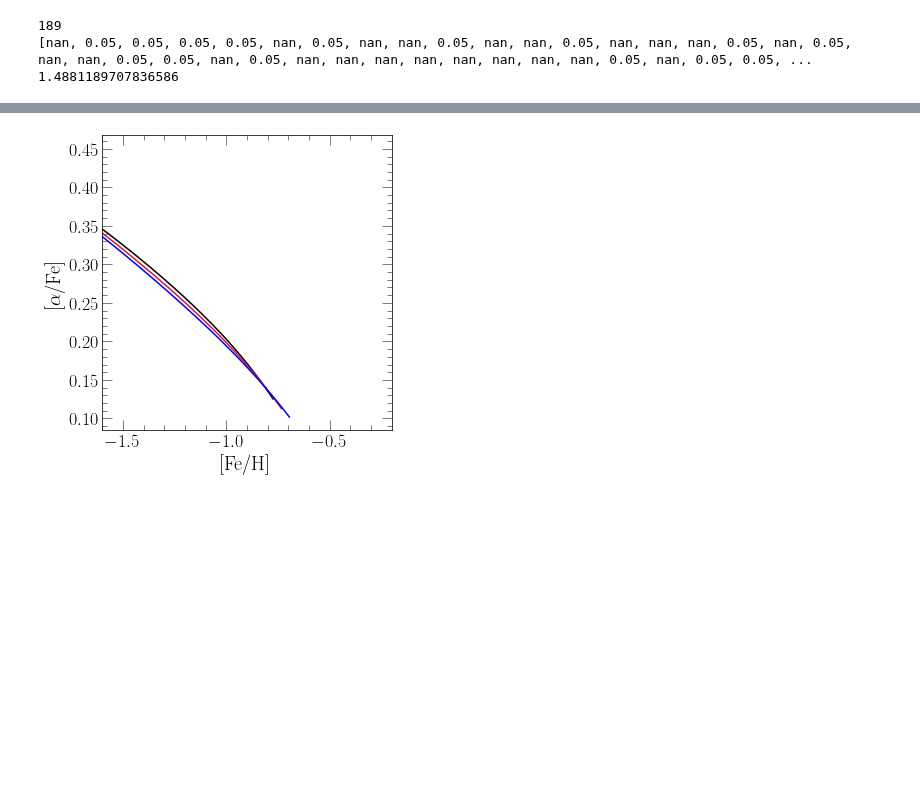
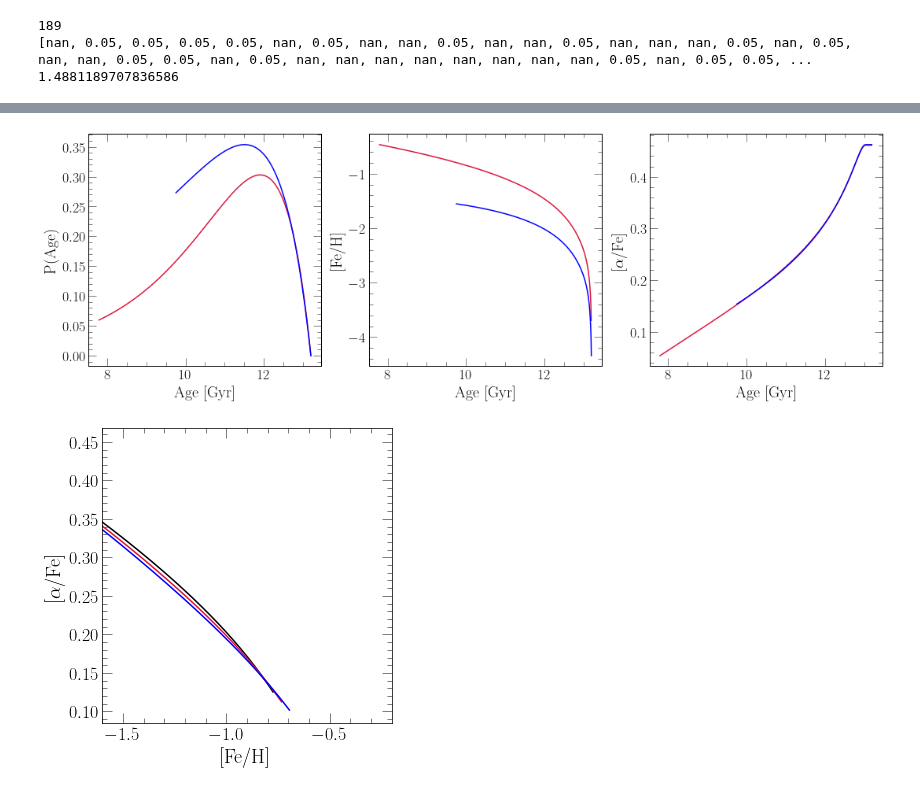
Before and after one commit to giganano/h3halo, a Jupyter notebook: notebooks/paperplots.ipynb, the cells around one changed output, grey strips where cells are left out. Saved outputs shown, nothing was run; the diff lists cells and outputs as text; code cells hidden in the pictures; blank space fills up the shorter version.

```diff
--- a/notebooks/paperplots.ipynb
+++ b/notebooks/paperplots.ipynb
@@ -1594,3 +1665,50 @@ plt.show()
+# %%
+fig = plt.figure(figsize = (15, 5))
+ax1 = fig.add_subplot(131)
+ax2 = fig.add_subplot(132)
+ax3 = fig.add_subplot(133)
+
+ax1.set_xlabel("Age [Gyr]")
+ax1.set_ylabel("P(Age)")
+
+ax2.set_xlabel("Age [Gyr]")
+ax2.set_ylabel("[Fe/H]")
+
+ax3.set_xlabel("Age [Gyr]")
+ax3.set_ylabel(r"[$\alpha$/Fe]")
+
+with vice.output(name = "bestfit") as gse:
+    kwargs = {
+        "c": named_colors()["crimson"],
+        "label": "GSE"
+    }
+    diff = 13.2 - gse.history["time"][-1]
+    ages = [_ + diff for _ in gse.history["lookback"]]
+    totsfr = sum(gse.history["sfr"])
+    norm = totsfr * (gse.history["time"][1] - gse.history["time"][0])
+    yvals = [_ / norm for _ in gse.history["sfr"]]
+    ax1.plot(ages, yvals, **kwargs)
+    ax2.plot(ages, gse.history["[fe/h]"], **kwargs)
+    ax3.plot(ages, gse.history["[o/fe]"], **kwargs)
+
+with vice.output(name = "wukong") as wukong:
+    kwargs = {
+        "c": named_colors()["blue"],
+        "label": "Wukong"
+    }
+    diff = 13.2 - wukong.history["time"][-1]
+    ages = [_ + diff for _ in wukong.history["lookback"]]
+    totsfr = sum(wukong.history["sfr"])
+    norm = totsfr * (wukong.history["time"][1] - wukong.history["time"][0])
+    yvals = [_ / norm for _ in wukong.history["sfr"]]
+    ax1.plot(ages, yvals, **kwargs)
+    ax2.plot(ages, wukong.history["[fe/h]"], **kwargs)
+    ax3.plot(ages, wukong.history["[o/fe]"], **kwargs)
+
+plt.tight_layout()
+plt.show()
+# %% [output]
+[figure, added]
 # %%
 fig = plt.figure()
 ax = fig.add_subplot()
```
Also changed, not shown: parts of 4 cells of this notebook, 12 other files.
